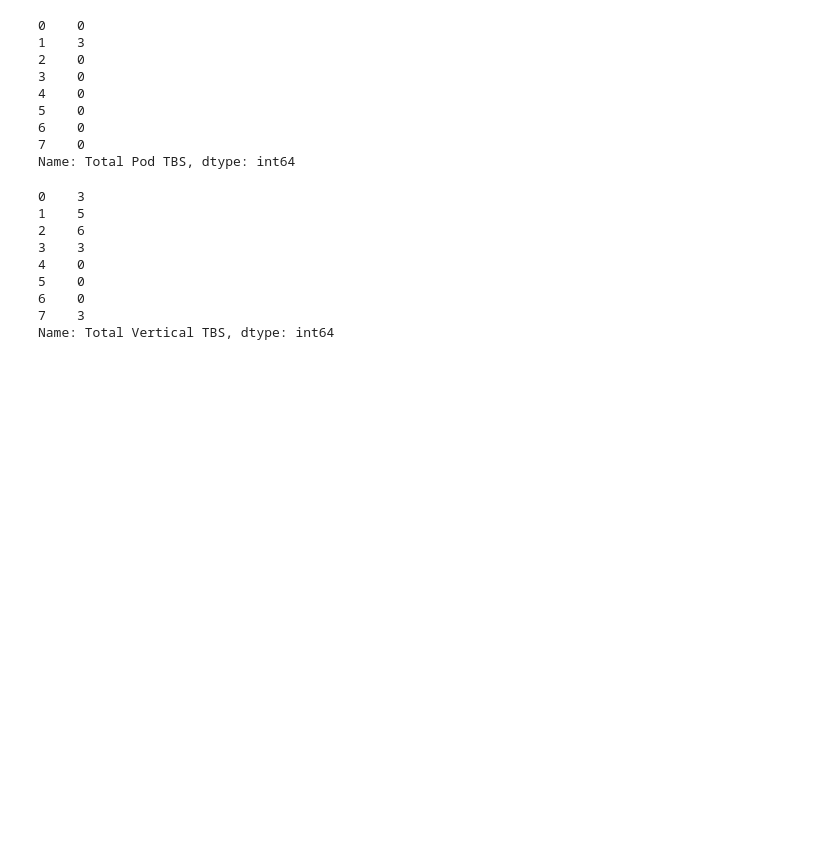
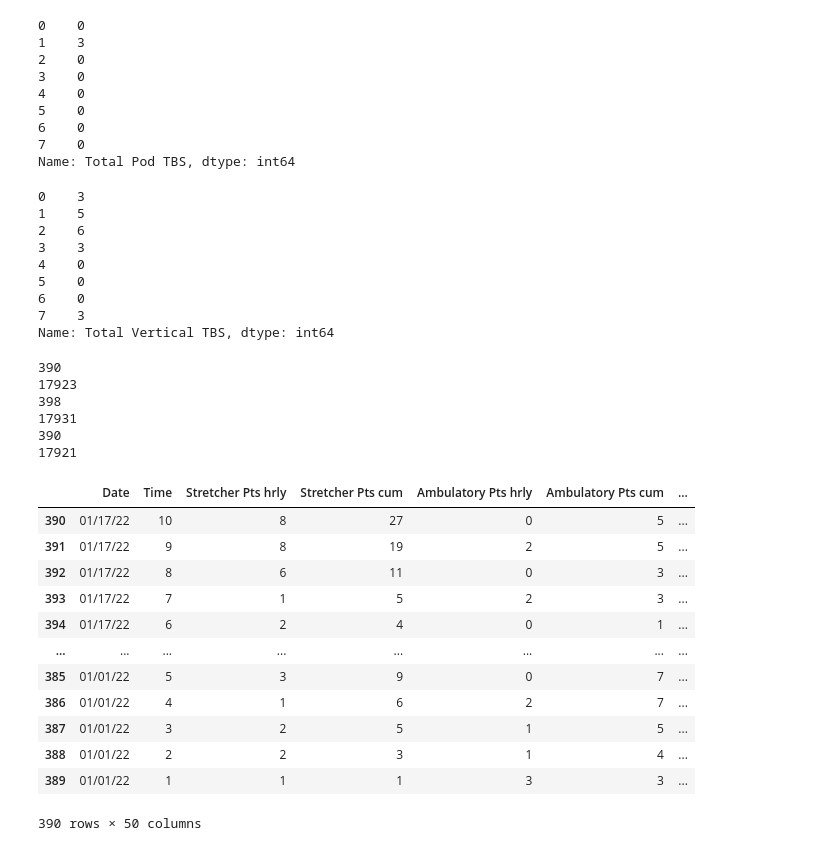
Before and after one commit to drdevinhopkins/hourly-report, a Jupyter notebook: notebooks/adding columns.ipynb, the cells around one changed output. Cells and saved outputs as stored; diff of their text form; code cells hidden in the pictures; blank space fills up the shorter version.

```diff
--- a/notebooks/adding columns.ipynb
+++ b/notebooks/adding columns.ipynb
@@ -255,4 +255,64 @@ output_df['Total Vertical TBS']
 6    0
 7    3
 Name: Total Vertical TBS, dtype: int64
+# %%
+
+current_df = pd.read_csv("../data/current.csv")
+
+recent_df = pd.read_csv("../data/recent.csv")
+recent_df.ds = pd.to_datetime(recent_df.ds)
+
+since2020_df = pd.read_csv("../data/since-2020.csv")
+since2020_df.ds = pd.to_datetime(since2020_df.ds)
+
+
+print(len(recent_df))
+print(len(since2020_df))
+
+
+recent_df = pd.concat([recent_df, output_df], ignore_index=True)
+
+since2020_df = pd.concat([since2020_df, output_df], ignore_index=True)
+
+print(len(recent_df))
+print(len(since2020_df))
+
+recent_df = recent_df.drop_duplicates(subset='ds',keep="last").sort_values(by=['ds'], ascending=False)
+since2020_df = since2020_df.drop_duplicates(subset='ds',keep="last").sort_values(by=['ds'], ascending=False)
+
+
+
+print(len(recent_df))
+print(len(since2020_df))
+
+
+recent_df.to_csv("../data/recent.csv", index=False)
+since2020_df.to_csv("../data/since-2020.csv", index=False)
+# %% [output]
+390
+17923
+398
+17931
+390
+17921
+# %%
+recent_df['Total Pod TBS'] = recent_df['Green Pts TBS']+recent_df['Yellow Pts TBS']+recent_df['Orange Pts TBS']
+recent_df['Total Vertical TBS'] = recent_df['Stretcher Pts TBS in Vertical']+recent_df['Ambulatory Pts TBS in Vertical']+recent_df['QTrack Patients TBS']+recent_df['GARAGE patient TBS']
+recent_df.to_csv("../data/recent.csv", index=False)
+# %%
+recent_df
+# %% [output]
+|  | Date | Time | Stretcher Pts hrly | Stretcher Pts cum | Ambulatory Pts hrly | Ambulatory Pts cum | ... |
+| 390 | 01/17/22 | 10 | 8 | 27 | 0 | 5 | ... |
+| 391 | 01/17/22 | 9 | 8 | 19 | 2 | 5 | ... |
+| 392 | 01/17/22 | 8 | 6 | 11 | 0 | 3 | ... |
+| 393 | 01/17/22 | 7 | 1 | 5 | 2 | 3 | ... |
+| 394 | 01/17/22 | 6 | 2 | 4 | 0 | 1 | ... |
+| ... | ... | ... | ... | ... | ... | ... | ... |
+| 385 | 01/01/22 | 5 | 3 | 9 | 0 | 7 | ... |
+| 386 | 01/01/22 | 4 | 1 | 6 | 2 | 7 | ... |
+| 387 | 01/01/22 | 3 | 2 | 5 | 1 | 5 | ... |
+| 388 | 01/01/22 | 2 | 2 | 3 | 1 | 4 | ... |
+| 389 | 01/01/22 | 1 | 1 | 1 | 3 | 3 | ... |
+390 rows × 50 columns
 # %%
```
Also changed, not shown: parts of 2 cells of this notebook, 3 other files.
